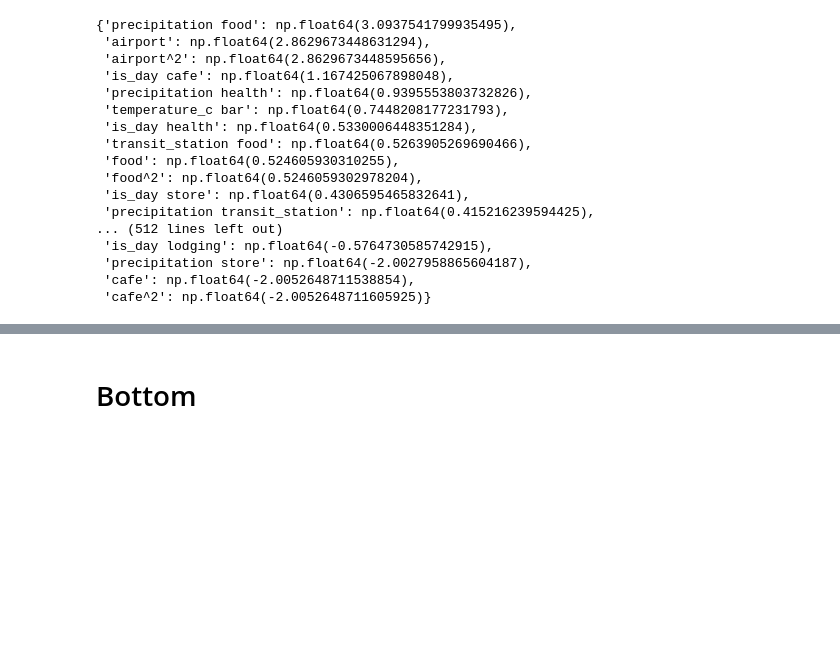
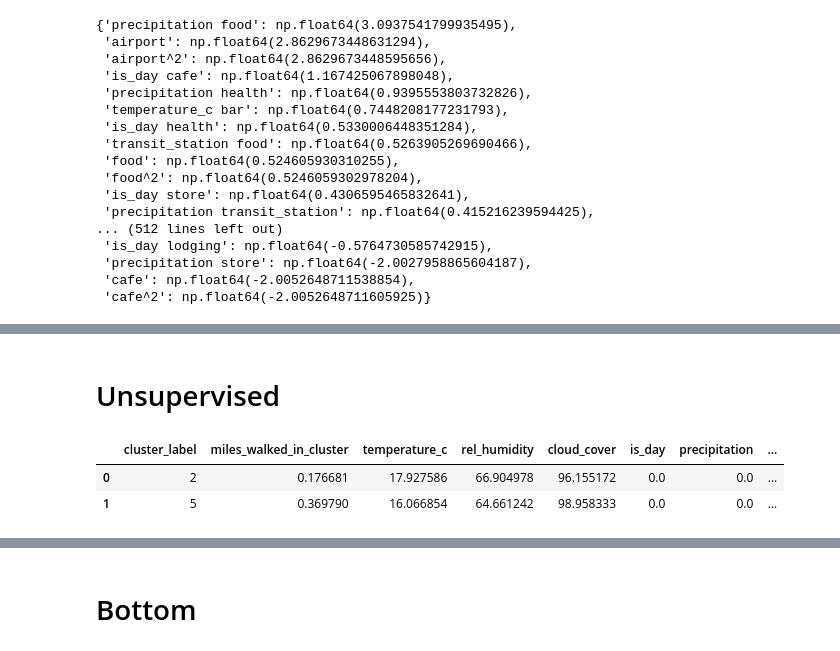
Before and after one commit to johnryanmcnally/tile_tracker_pipeline, a Jupyter notebook: model_scripts/model_exploration.ipynb, the cells around one changed output, grey strips where cells are left out. Saved outputs shown, nothing was run; the diff lists cells and outputs as text; code cells hidden in the pictures; blank space fills up the shorter version.

```diff
--- a/model_scripts/model_exploration.ipynb
+++ b/model_scripts/model_exploration.ipynb
@@ -292,0 +496,8 @@ feats
+# %% [markdown]
+# Unsupervised
+# %%
+mldf.head(2)
+# %% [output]
+|  | cluster_label | miles_walked_in_cluster | temperature_c | rel_humidity | cloud_cover | is_day | precipitation | ... |
+| 0 | 2 | 0.176681 | 17.927586 | 66.904978 | 96.155172 | 0.0 | 0.0 | ... |
+| 1 | 5 | 0.369790 | 16.066854 | 64.661242 | 98.958333 | 0.0 | 0.0 | ... |
```
Also changed, not shown: parts of 16 cells of this notebook.
